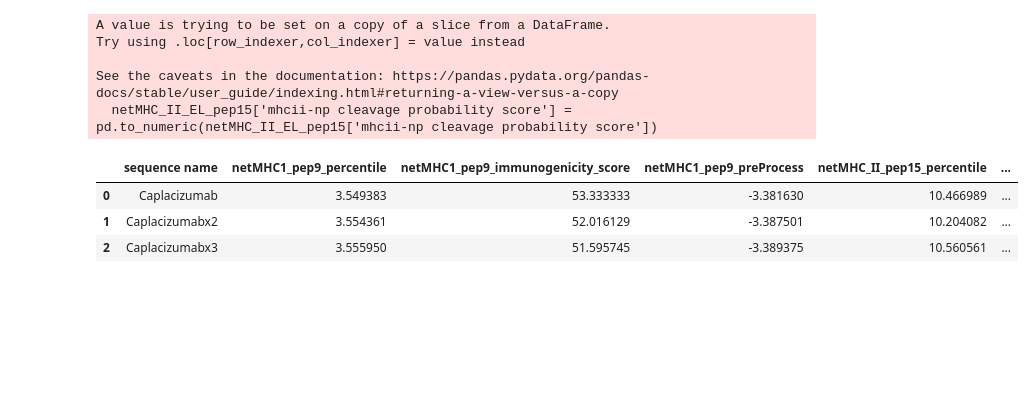
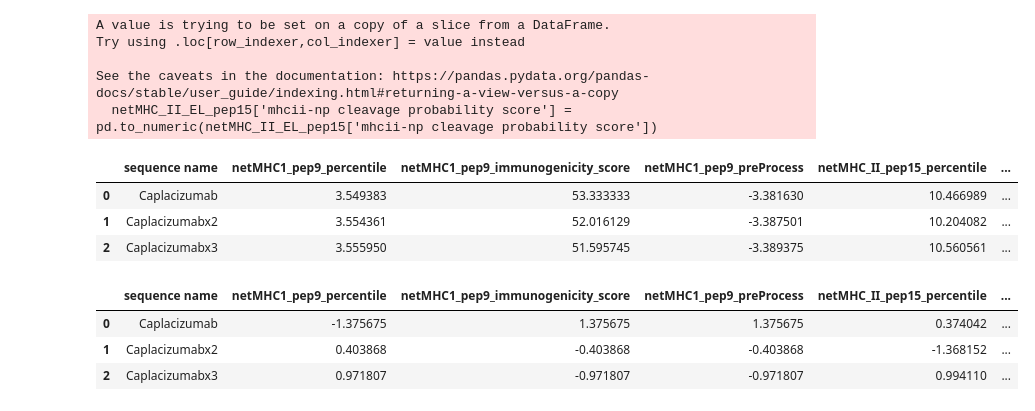
Before and after one commit to RebeckaAntonsson/Thesis, a Jupyter notebook: Immonogenecity_tool_testing/long_versus_short_nanobodies/compute_and_compare_scores.ipynb, the cells around one changed output. Cells and saved outputs as stored; diff of their text form; code cells hidden in the pictures; blank space fills up the shorter version.

```diff
--- a/Immonogenecity_tool_testing/long_versus_short_nanobodies/compute_and_compare_scores.ipynb
+++ b/Immonogenecity_tool_testing/long_versus_short_nanobodies/compute_and_compare_scores.ipynb
@@ -133,4 +135,11 @@ all_predictors
 | 0 | Caplacizumab | 3.549383 | 53.333333 | -3.381630 | 10.466989 | ... |
 | 1 | Caplacizumabx2 | 3.554361 | 52.016129 | -3.387501 | 10.204082 | ... |
 | 2 | Caplacizumabx3 | 3.555950 | 51.595745 | -3.389375 | 10.560561 | ... |
+# %%
+all_predictors.head()
+# %% [output]
+|  | sequence name | netMHC1_pep9_percentile | netMHC1_pep9_immunogenicity_score | netMHC1_pep9_preProcess | netMHC_II_pep15_percentile | ... |
+| 0 | Caplacizumab | -1.375675 | 1.375675 | 1.375675 | 0.374042 | ... |
+| 1 | Caplacizumabx2 | 0.403868 | -0.403868 | -0.403868 | -1.368152 | ... |
+| 2 | Caplacizumabx3 | 0.971807 | -0.971807 | -0.971807 | 0.994110 | ... |
 # %%
```
Also changed, not shown: parts of 3 cells of this notebook.
